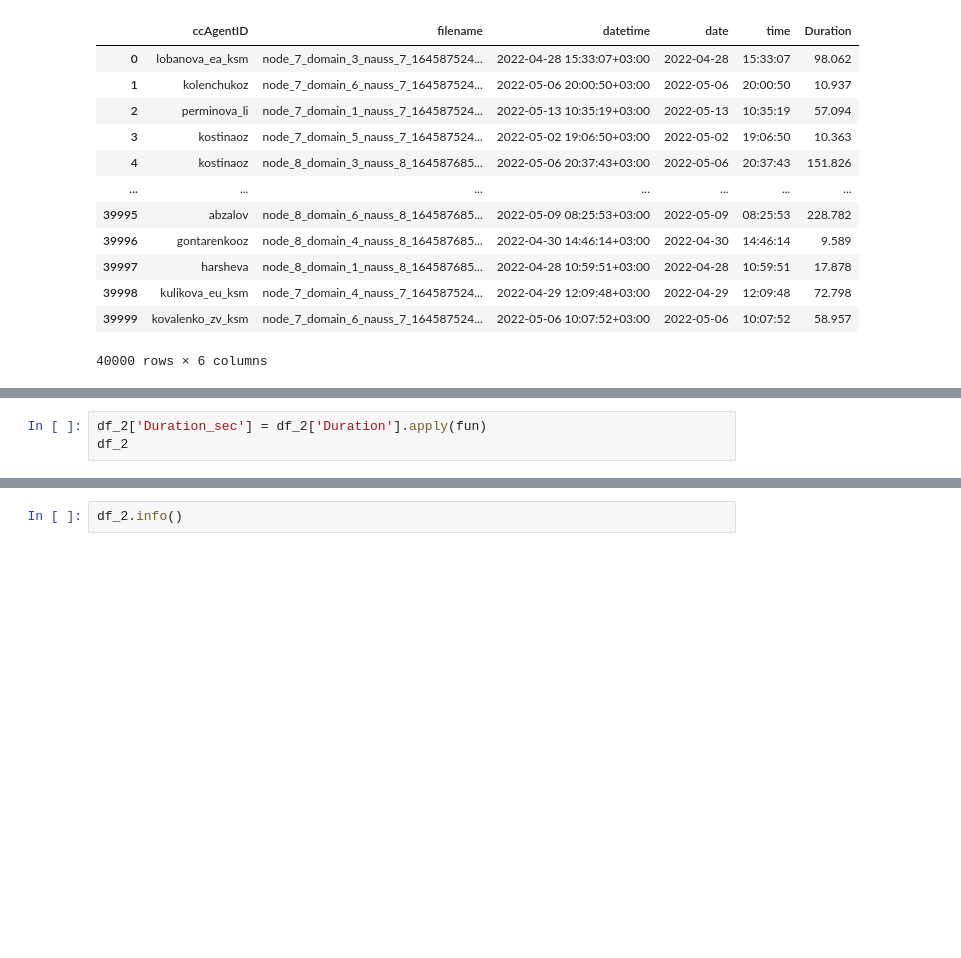
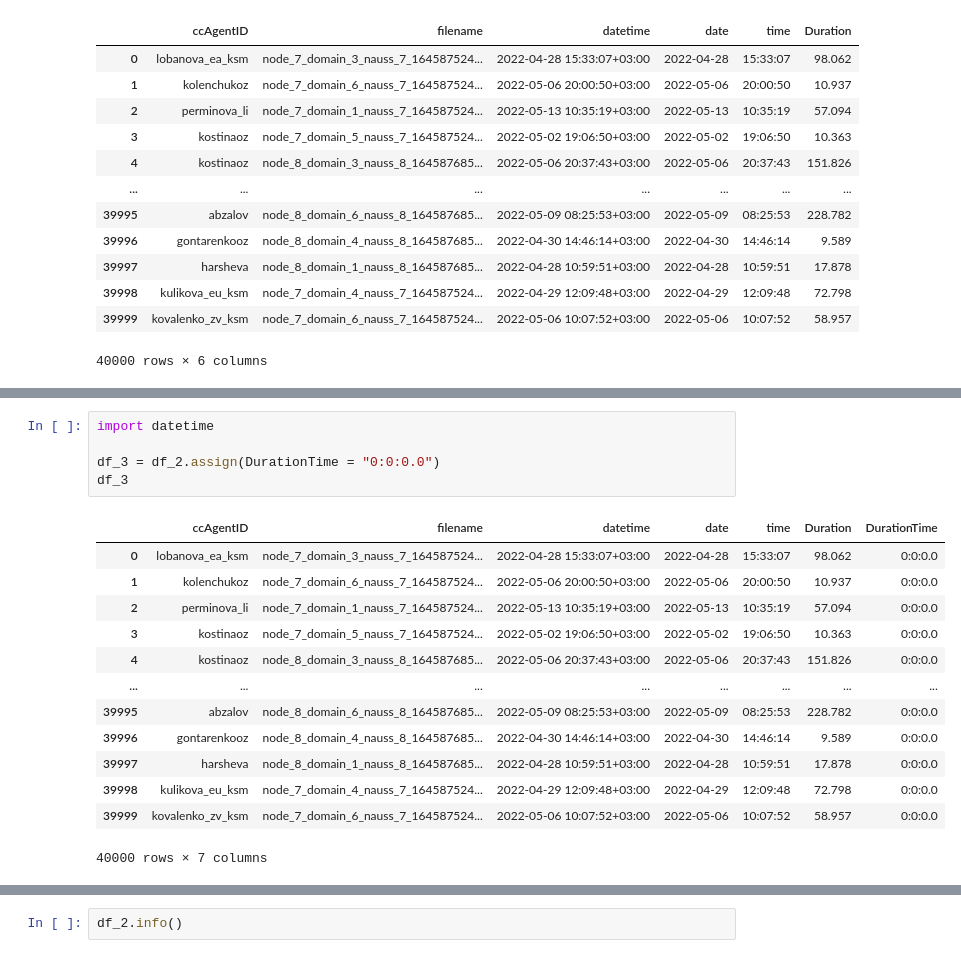
Before and after one commit to eistratova/parsing_XML, a Jupyter notebook: Gran_analizing_220323.ipynb, the cells around one changed output, grey strips where cells are left out. Saved outputs shown, nothing was run; the diff lists cells and outputs as text; blank space fills up the shorter version.

Commit message:
time formatconverting algoritm tested

```diff
--- a/Gran_analizing_220323.ipynb
+++ b/Gran_analizing_220323.ipynb
@@ -289,3 +268,0 @@ Name: Duration, Length: 40000, dtype: object
-# %%
-df_2['Duration_sec'] = df_2['Duration'].apply(fun)
-df_2
@@ -305,0 +269,19 @@ df_2
+# %%
+import datetime
+
+df_3 = df_2.assign(DurationTime = "0:0:0.0")
+df_3
+# %% [output]
+|  | ccAgentID | filename | datetime | date | time | Duration | DurationTime |
+| 0 | lobanova_ea_ksm | node_7_domain_3_nauss_7_164587524... | 2022-04-28 15:33:07+03:00 | 2022-04-28 | 15:33:07 | 98.062 | 0:0:0.0 |
+| 1 | kolenchukoz | node_7_domain_6_nauss_7_164587524... | 2022-05-06 20:00:50+03:00 | 2022-05-06 | 20:00:50 | 10.937 | 0:0:0.0 |
+| 2 | perminova_li | node_7_domain_1_nauss_7_164587524... | 2022-05-13 10:35:19+03:00 | 2022-05-13 | 10:35:19 | 57.094 | 0:0:0.0 |
+| 3 | kostinaoz | node_7_domain_5_nauss_7_164587524... | 2022-05-02 19:06:50+03:00 | 2022-05-02 | 19:06:50 | 10.363 | 0:0:0.0 |
+| 4 | kostinaoz | node_8_domain_3_nauss_8_164587685... | 2022-05-06 20:37:43+03:00 | 2022-05-06 | 20:37:43 | 151.826 | 0:0:0.0 |
+| ... | ... | ... | ... | ... | ... | ... | ... |
+| 39995 | abzalov | node_8_domain_6_nauss_8_164587685... | 2022-05-09 08:25:53+03:00 | 2022-05-09 | 08:25:53 | 228.782 | 0:0:0.0 |
+| 39996 | gontarenkooz | node_8_domain_4_nauss_8_164587685... | 2022-04-30 14:46:14+03:00 | 2022-04-30 | 14:46:14 | 9.589 | 0:0:0.0 |
+| 39997 | harsheva | node_8_domain_1_nauss_8_164587685... | 2022-04-28 10:59:51+03:00 | 2022-04-28 | 10:59:51 | 17.878 | 0:0:0.0 |
+| 39998 | kulikova_eu_ksm | node_7_domain_4_nauss_7_164587524... | 2022-04-29 12:09:48+03:00 | 2022-04-29 | 12:09:48 | 72.798 | 0:0:0.0 |
+| 39999 | kovalenko_zv_ksm | node_7_domain_6_nauss_7_164587524... | 2022-05-06 10:07:52+03:00 | 2022-05-06 | 10:07:52 | 58.957 | 0:0:0.0 |
+40000 rows × 7 columns
```
Also changed, not shown: parts of 13 cells of this notebook.
